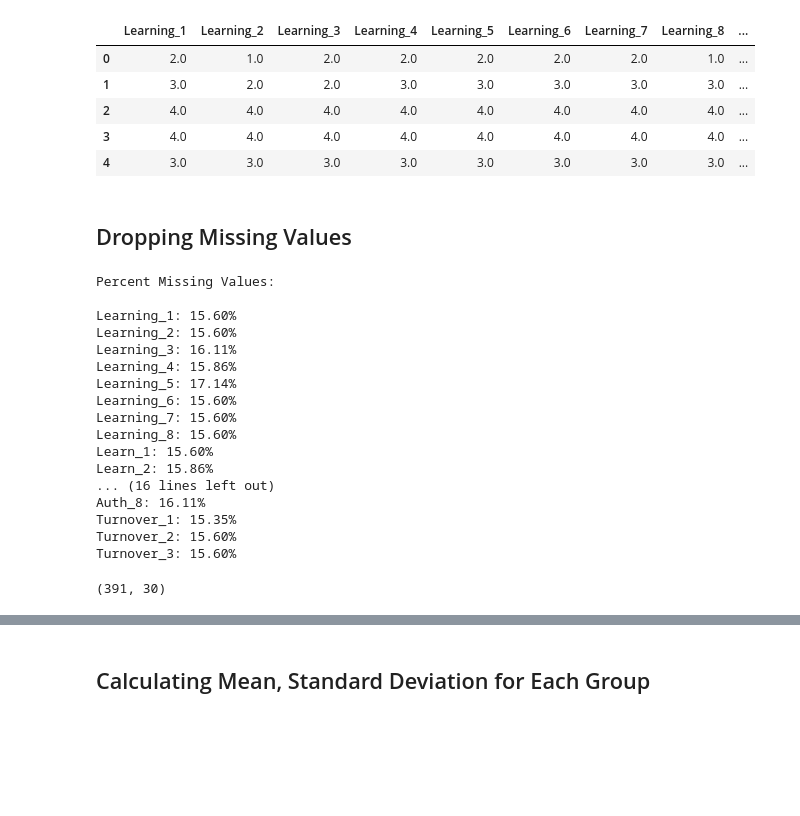
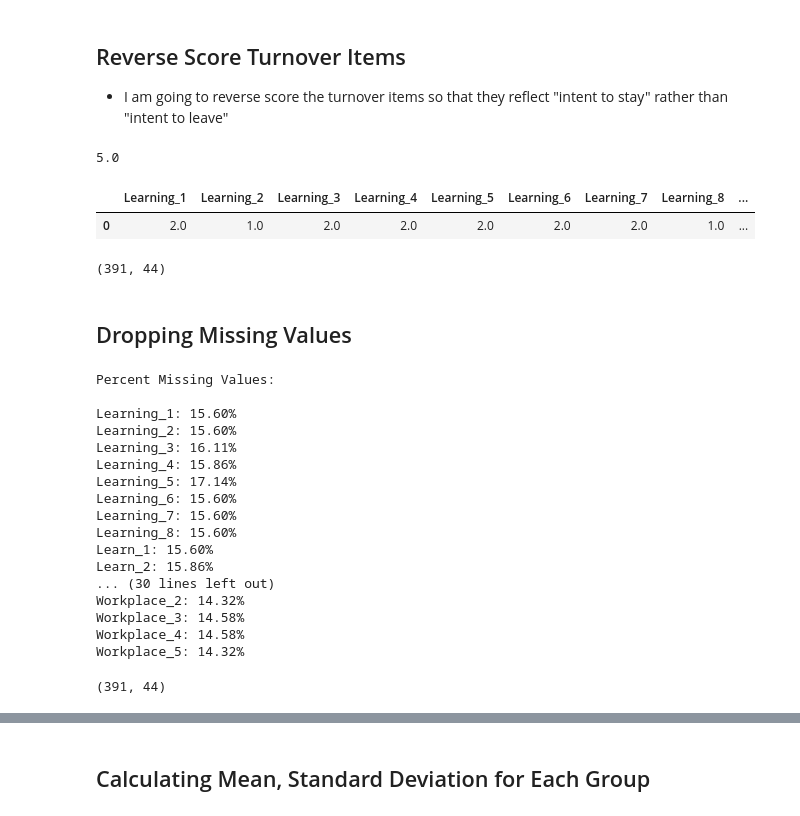
Before and after one commit to sam-cannon/AOM, a Jupyter notebook: AOM_Measure_Data.ipynb, the cells around one changed output, grey strips where cells are left out. Cells and saved outputs as stored; diff of their text form; code cells hidden in the pictures; blank space fills up the shorter version.

```diff
--- a/AOM_Measure_Data.ipynb
+++ b/AOM_Measure_Data.ipynb
@@ -18,19 +19,31 @@ os.chdir('C:\\Users\\Sam Cannon\\Desktop\\Python\\SIOP 2020')
 data = pd.read_csv('heather_clean_data.csv')
 # %%
 data.drop(data.columns[data.columns.str.contains('Unnamed') == True], axis = 1, inplace = True)
+# %% [markdown]
+## Reverse Score Turnover Items
+- I am going to reverse score the turnover items so that they reflect "intent to stay" rather than "intent to leave"
+# %%
+#the max for the turnover items is 5, so I will be just subtracting the item scores from 5
+max(data.Turnover_1)
+# %% [output]
+5.0
+# %%
+#reverse score the columns
+data.loc[:, 'Turnover_1':'Turnover_3'] = 5 - data.loc[:, 'Turnover_1':'Turnover_3']
 # %%
 data1 = data.loc[:, 'Learning_1':'Support']
 data2 = data.loc[:, 'Belong_1':'Turnover_3']
-df = pd.concat([data1, data2], axis = 1)
+data3 = data.loc[:, 'MicroInv_1':'Workplace_5']
+df = pd.concat([data1, data2, data3], axis = 1)
 # %%
-df.head()
+df.head(1)
 # %% [output]
 |  | Learning_1 | Learning_2 | Learning_3 | Learning_4 | Learning_5 | Learning_6 | Learning_7 | Learning_8 | ... |
 | 0 | 2.0 | 1.0 | 2.0 | 2.0 | 2.0 | 2.0 | 2.0 | 1.0 | ... |
-| 1 | 3.0 | 2.0 | 2.0 | 3.0 | 3.0 | 3.0 | 3.0 | 3.0 | ... |
-| 2 | 4.0 | 4.0 | 4.0 | 4.0 | 4.0 | 4.0 | 4.0 | 4.0 | ... |
-| 3 | 4.0 | 4.0 | 4.0 | 4.0 | 4.0 | 4.0 | 4.0 | 4.0 | ... |
-| 4 | 3.0 | 3.0 | 3.0 | 3.0 | 3.0 | 3.0 | 3.0 | 3.0 | ... |
+# %%
+df.shape
+# %% [output]
+(391, 44)
 # %%
 # profile = measure_data.profile_report(title='Pandas Profiling Report')
 # profile.to_file(output_file="measure_report.html")
@@ -70,12 +83,12 @@ Learning_7: 15.60%
 Learning_8: 15.60%
 Learn_1: 15.60%
 Learn_2: 15.86%
-... (16 lines left out)
-Auth_8: 16.11%
-Turnover_1: 15.35%
-Turnover_2: 15.60%
-Turnover_3: 15.60%
+... (30 lines left out)
+Workplace_2: 14.32%
+Workplace_3: 14.58%
+Workplace_4: 14.58%
+Workplace_5: 14.32%
-(391, 30)
+(391, 44)
 # %%
 #drop NAs
 df.dropna(inplace = True)
```
Also changed, not shown: parts of 28 cells of this notebook.
